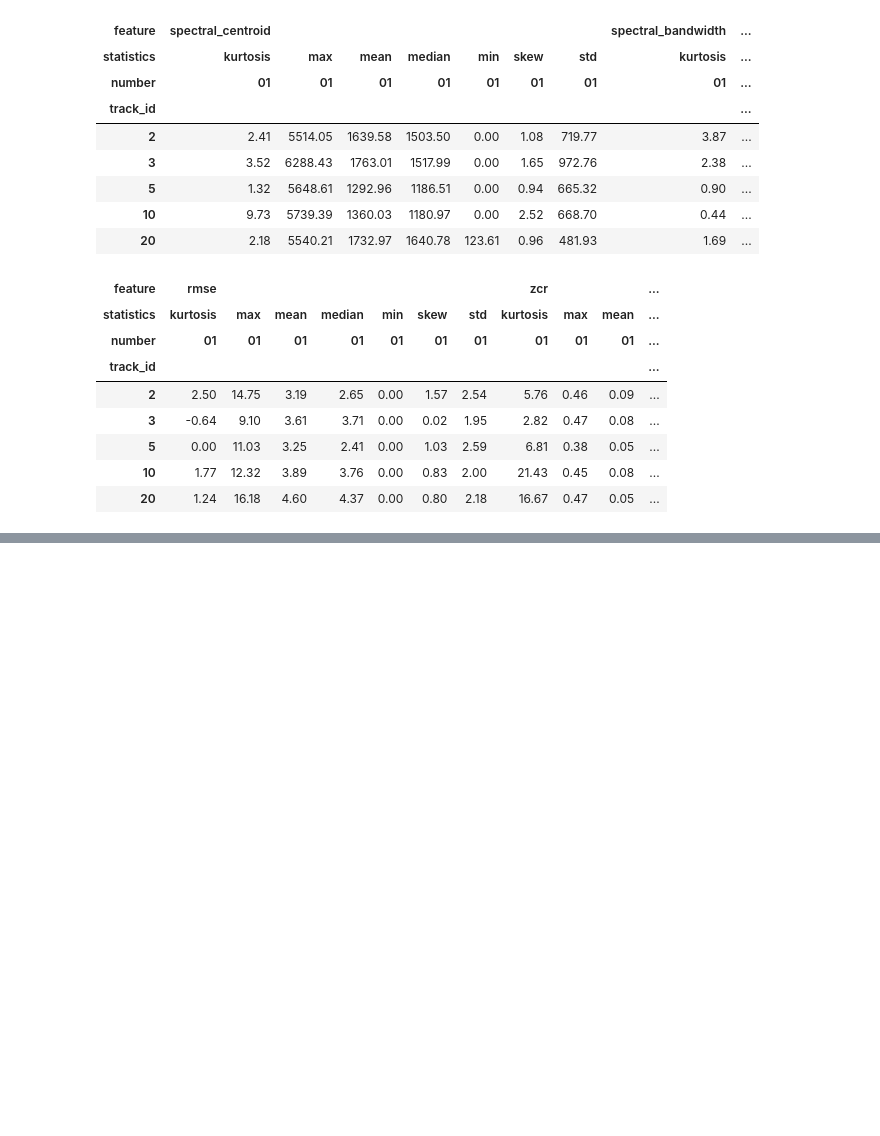
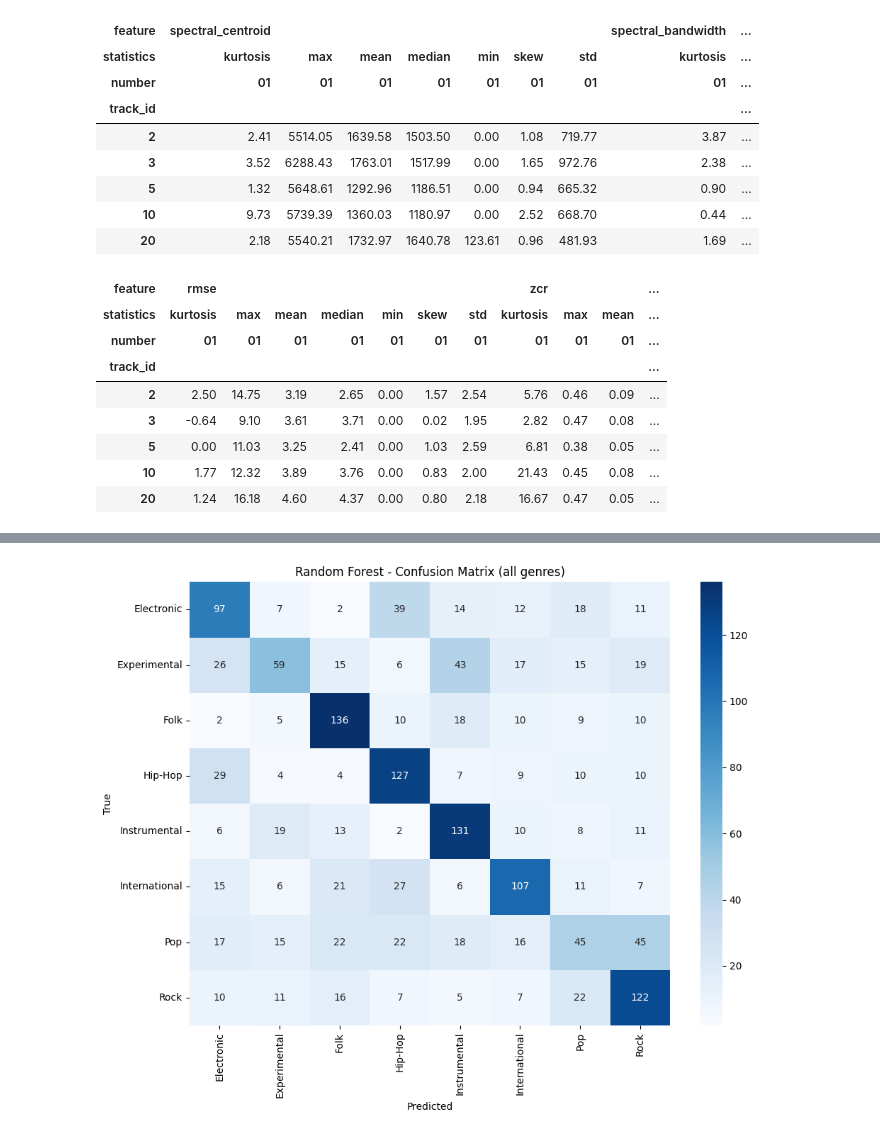
Before and after one commit to kkawula/music-genre-classification, a Jupyter notebook: notebook.ipynb, the cells around one changed output, grey strips where cells are left out. Cells and saved outputs as stored; diff of their text form; code cells hidden in the pictures; blank space fills up the shorter version.

Commit message:
Logistic Regression, Random Forest and CNN (#2)

```diff
--- a/notebook.ipynb
+++ b/notebook.ipynb
@@ -167,0 +327,19 @@ for column in columns:
+# %%
+from sklearn.ensemble import RandomForestClassifier
+from sklearn.model_selection import train_test_split
+from sklearn.metrics import classification_report, confusion_matrix
+import seaborn as sns
+
+X = cleaned_features['mfcc'].values
+y = cleaned_tracks['track', 'genre_top'].values
+
+X_train, X_test, y_train, y_test = train_test_split(
+    X, y, test_size=0.2, random_state=42, stratify=y
+)
+
+rf = RandomForestClassifier(n_estimators=500, random_state=42, n_jobs=-1)
+rf.fit(X_train, y_train)
+
+y_pred = rf.predict(X_test)
+
+print(classification_report(y_test, y_pred))
@@ -167,0 +361,11 @@ for column in columns:
+# %%
+cm = confusion_matrix(y_test, y_pred, labels=rf.classes_)
+plt.figure(figsize=(10, 8))
+sns.heatmap(cm, annot=True, fmt='d', cmap='Blues',
+            xticklabels=rf.classes_, yticklabels=rf.classes_)
+plt.xlabel('Predicted')
+plt.ylabel('True')
+plt.title('Random Forest - Confusion Matrix (all genres)')
+plt.tight_layout()
+# %% [output]
+[figure, added]
```
Also changed, not shown: parts of 40 cells of this notebook, 3 other files.
